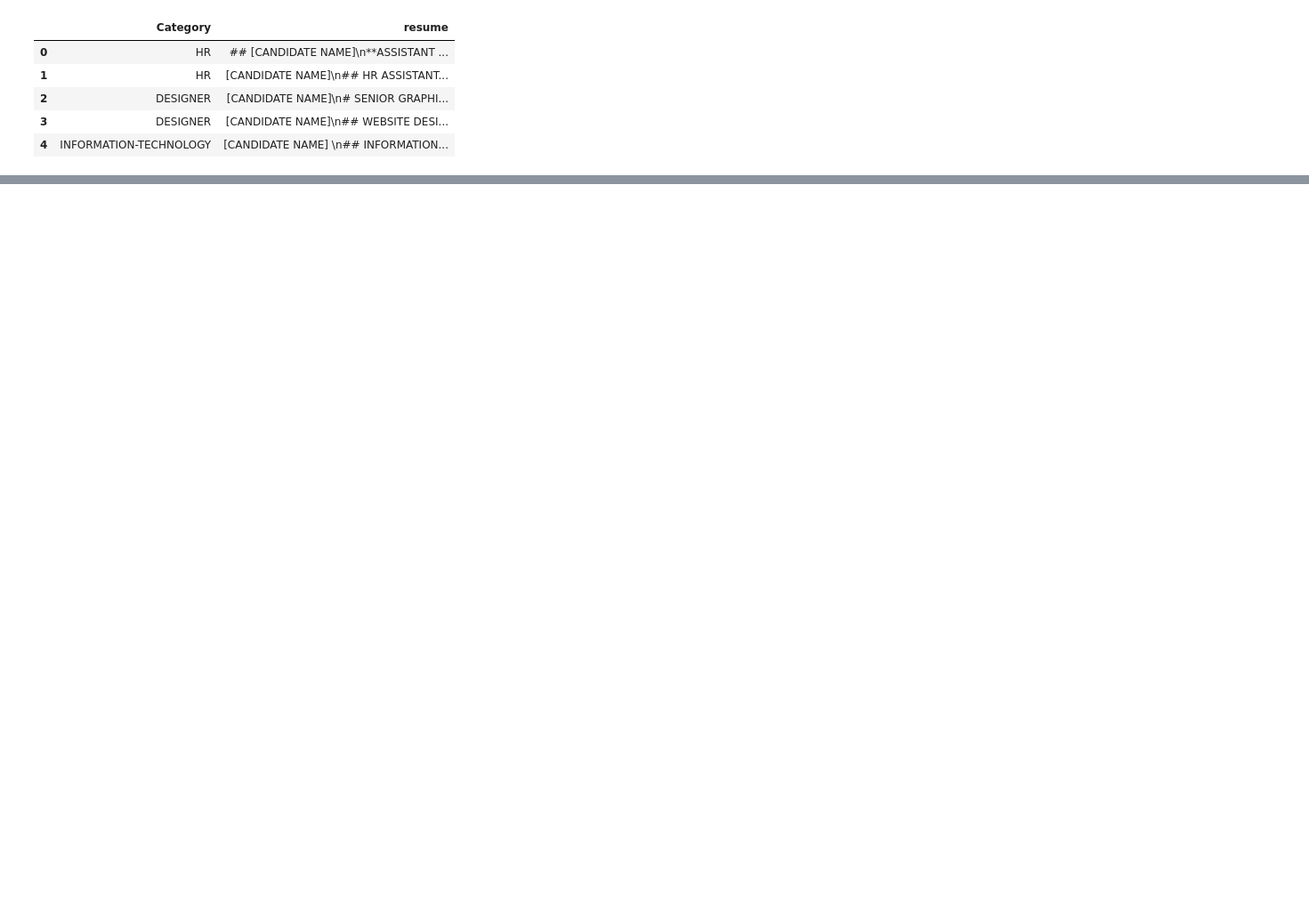
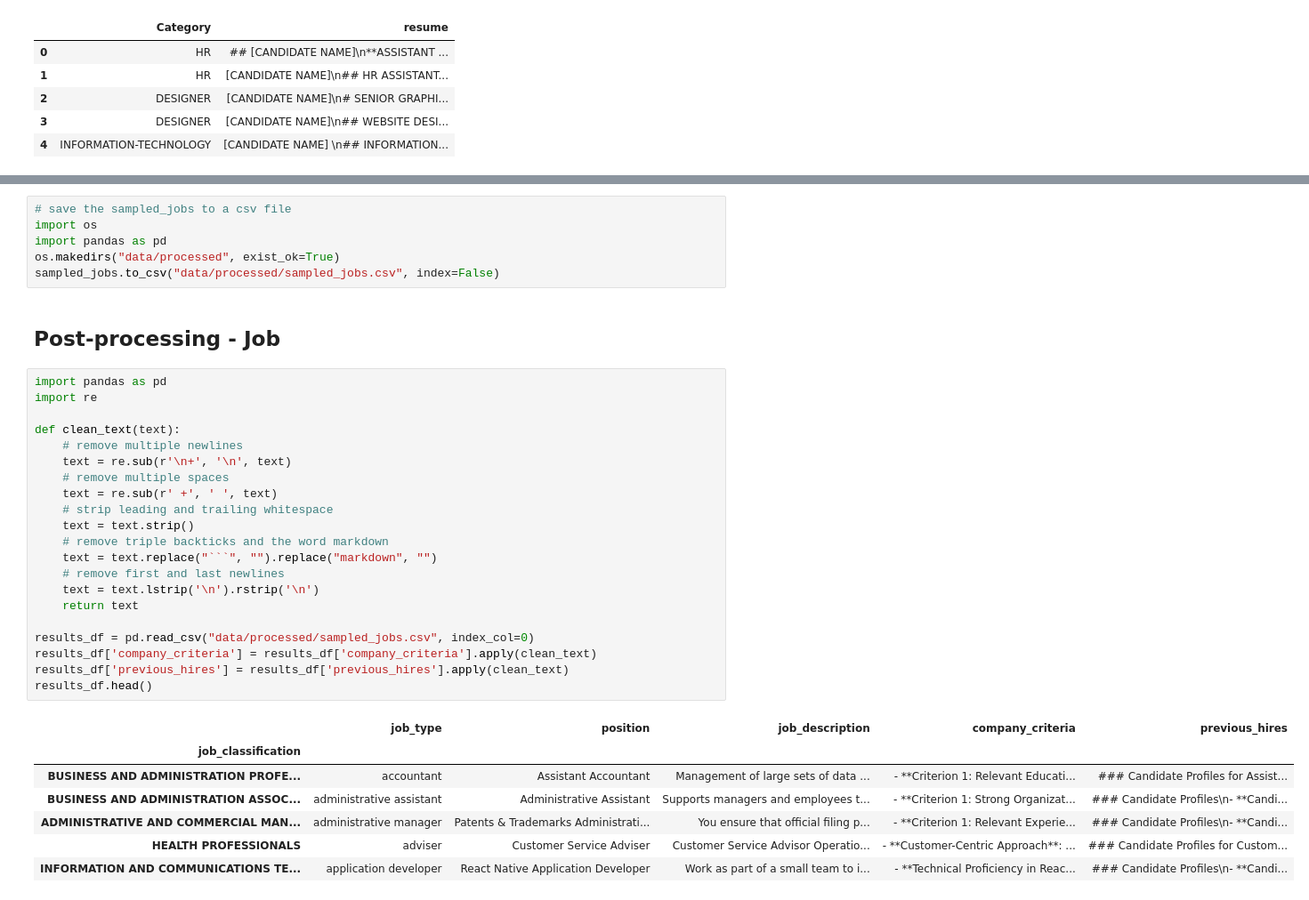
Before and after one commit to shirsho-12/hiring_agent, a Jupyter notebook: agent.ipynb, the cells around one changed output, grey strips where cells are left out. Shown at 89% size. Saved outputs shown, nothing was run; the diff lists cells and outputs as text; blank space fills up the shorter version.

````diff
--- a/agent.ipynb
+++ b/agent.ipynb
@@ -210,0 +262,37 @@ resume_df.head()
+# %%
+# save the sampled_jobs to a csv file
+import os
+import pandas as pd
+os.makedirs("data/processed", exist_ok=True)
+sampled_jobs.to_csv("data/processed/sampled_jobs.csv", index=False)
+# %% [markdown]
+## Post-processing - Job
+# %%
+import pandas as pd
+import re
+
+def clean_text(text):
+    # remove multiple newlines
+    text = re.sub(r'\n+', '\n', text)
+    # remove multiple spaces
+    text = re.sub(r' +', ' ', text)
+    # strip leading and trailing whitespace
+    text = text.strip()
+    # remove triple backticks and the word markdown
+    text = text.replace("```", "").replace("markdown", "")
+    # remove first and last newlines
+    text = text.lstrip('\n').rstrip('\n')
+    return text
+
+results_df = pd.read_csv("data/processed/sampled_jobs.csv", index_col=0)
+results_df['company_criteria'] = results_df['company_criteria'].apply(clean_text)
+results_df['previous_hires'] = results_df['previous_hires'].apply(clean_text)
+results_df.head()
+# %% [output]
+|  | job_type | position | job_description | company_criteria | previous_hires |
+| job_classification |  |  |  |  |  |
+| BUSINESS AND ADMINISTRATION PROFE... | accountant | Assistant Accountant | Management of large sets of data ... | - **Criterion 1: Relevant Educati... | ### Candidate Profiles for Assist... |
+| BUSINESS AND ADMINISTRATION ASSOC... | administrative assistant | Administrative Assistant | Supports managers and employees t... | - **Criterion 1: Strong Organizat... | ### Candidate Profiles\n- **Candi... |
+| ADMINISTRATIVE AND COMMERCIAL MAN... | administrative manager | Patents & Trademarks Administrati... | You ensure that official filing p... | - **Criterion 1: Relevant Experie... | ### Candidate Profiles\n- **Candi... |
+| HEALTH PROFESSIONALS | adviser | Customer Service Adviser | Customer Service Advisor Operatio... | - **Customer-Centric Approach**: ... | ### Candidate Profiles for Custom... |
+| INFORMATION AND COMMUNICATIONS TE... | application developer | React Native Application Developer | Work as part of a small team to i... | - **Technical Proficiency in Reac... | ### Candidate Profiles\n- **Candi... |
````
Also changed, not shown: parts of 15 cells of this notebook, 6 other files.
